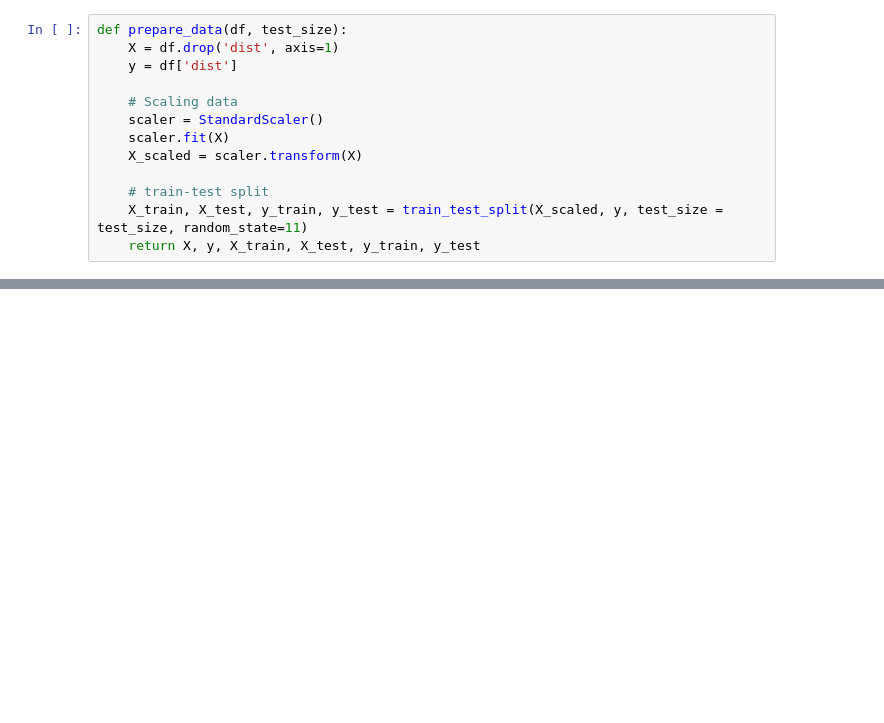
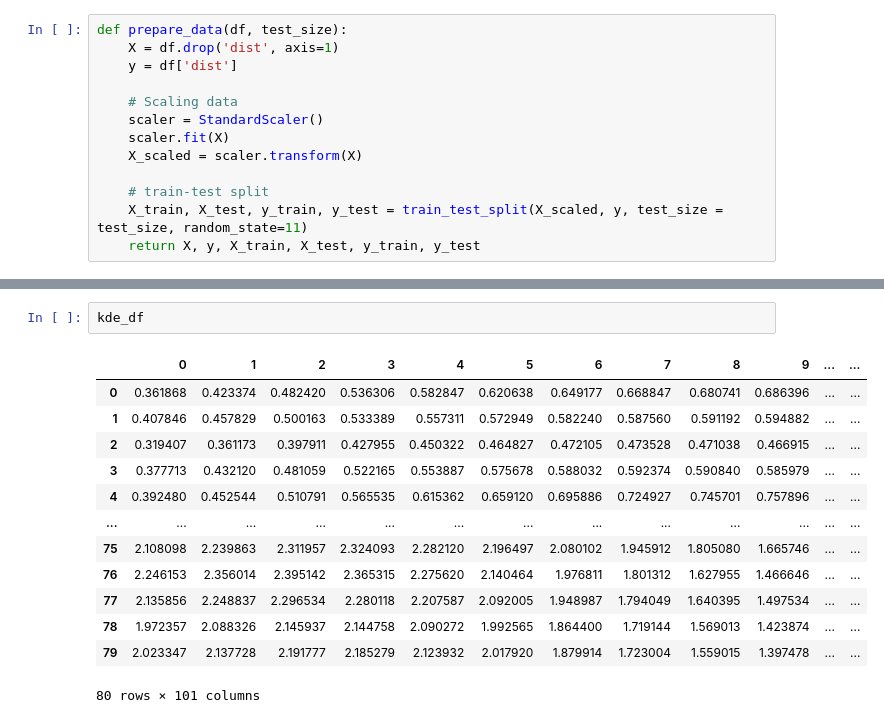
Before and after one commit to sheilafarrahi/thesis, a Jupyter notebook: kde.ipynb, the cells around one changed output, grey strips where cells are left out. Saved outputs shown, nothing was run; the diff lists cells and outputs as text; blank space fills up the shorter version.

```diff
--- a/kde.ipynb
+++ b/kde.ipynb
@@ -145,0 +154,16 @@ for i in range(5,25):
+# %%
+kde_df
+# %% [output]
+|  | 0 | 1 | 2 | 3 | 4 | 5 | 6 | 7 | 8 | 9 | ... | ... |
+| 0 | 0.361868 | 0.423374 | 0.482420 | 0.536306 | 0.582847 | 0.620638 | 0.649177 | 0.668847 | 0.680741 | 0.686396 | ... | ... |
+| 1 | 0.407846 | 0.457829 | 0.500163 | 0.533389 | 0.557311 | 0.572949 | 0.582240 | 0.587560 | 0.591192 | 0.594882 | ... | ... |
+| 2 | 0.319407 | 0.361173 | 0.397911 | 0.427955 | 0.450322 | 0.464827 | 0.472105 | 0.473528 | 0.471038 | 0.466915 | ... | ... |
+| 3 | 0.377713 | 0.432120 | 0.481059 | 0.522165 | 0.553887 | 0.575678 | 0.588032 | 0.592374 | 0.590840 | 0.585979 | ... | ... |
+| 4 | 0.392480 | 0.452544 | 0.510791 | 0.565535 | 0.615362 | 0.659120 | 0.695886 | 0.724927 | 0.745701 | 0.757896 | ... | ... |
+| ... | ... | ... | ... | ... | ... | ... | ... | ... | ... | ... | ... | ... |
+| 75 | 2.108098 | 2.239863 | 2.311957 | 2.324093 | 2.282120 | 2.196497 | 2.080102 | 1.945912 | 1.805080 | 1.665746 | ... | ... |
+| 76 | 2.246153 | 2.356014 | 2.395142 | 2.365315 | 2.275620 | 2.140464 | 1.976811 | 1.801312 | 1.627955 | 1.466646 | ... | ... |
+| 77 | 2.135856 | 2.248837 | 2.296534 | 2.280118 | 2.207587 | 2.092005 | 1.948987 | 1.794049 | 1.640395 | 1.497534 | ... | ... |
+| 78 | 1.972357 | 2.088326 | 2.145937 | 2.144758 | 2.090272 | 1.992565 | 1.864400 | 1.719144 | 1.569013 | 1.423874 | ... | ... |
+| 79 | 2.023347 | 2.137728 | 2.191777 | 2.185279 | 2.123932 | 2.017920 | 1.879914 | 1.723004 | 1.559015 | 1.397478 | ... | ... |
+80 rows × 101 columns
```
Also changed, not shown: parts of 14 cells of this notebook, 6 other files.
